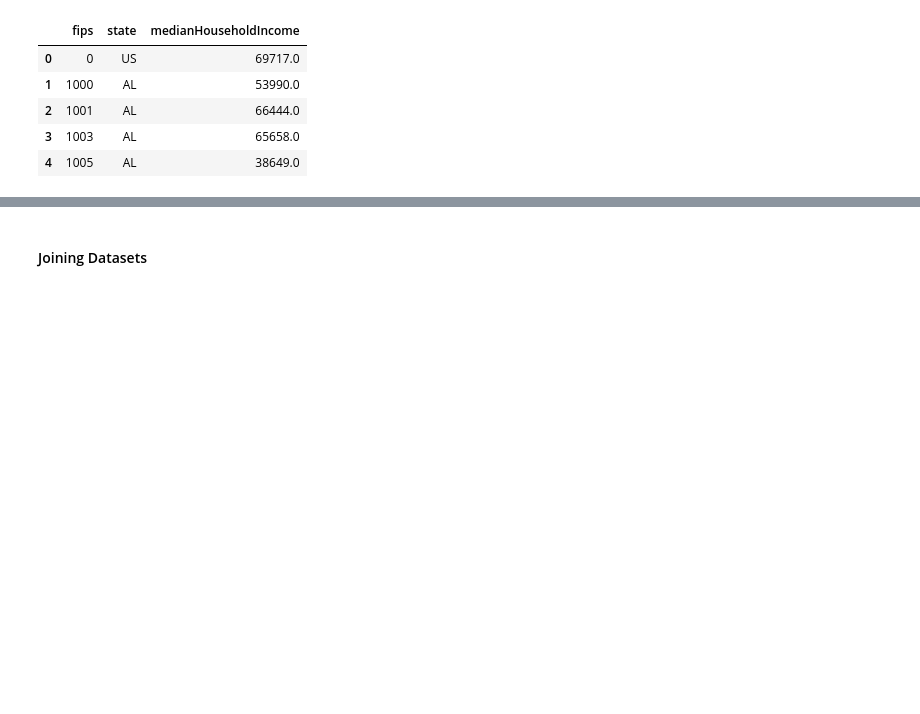
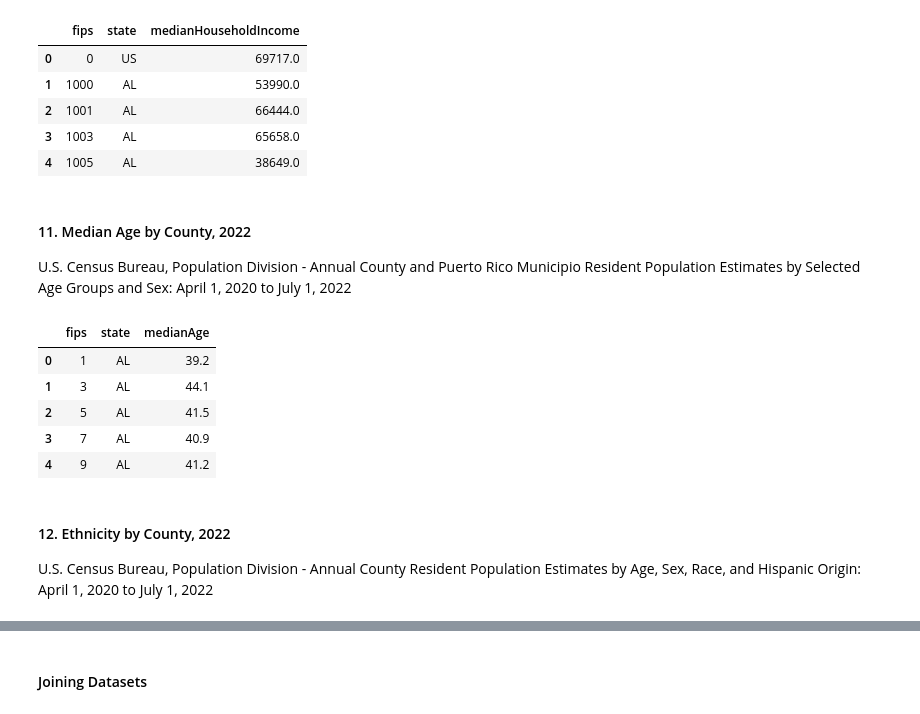
Before and after one commit to paulroconnor/UNFCCC-Econometric-Analysis, a Jupyter notebook: DataPreparation.ipynb, the cells around one changed output, grey strips where cells are left out. Drawn from its saved outputs; the diff is of its cells as text; code cells hidden in the pictures; blank space fills up the shorter version.

```diff
--- a/DataPreparation.ipynb
+++ b/DataPreparation.ipynb
@@ -255,3 +259,22 @@ HouseholdIncome.head()
 | 2 | 1001 | AL | 66444.0 |
 | 3 | 1003 | AL | 65658.0 |
 | 4 | 1005 | AL | 38649.0 |
+# %% [markdown]
+#### 11. Median Age by County, 2022
+U.S. Census Bureau, Population Division - Annual County and Puerto Rico Municipio Resident Population Estimates by Selected Age Groups and Sex: April 1, 2020 to July 1, 2022
+# %%
+Age = pd.read_csv('RawData/AgebyCounty.csv')
+# %%
+Age = Age[['fips','state','medianAge']]
+# %%
+Age.head()
+# %% [output]
+|  | fips | state | medianAge |
+| 0 | 1 | AL | 39.2 |
+| 1 | 3 | AL | 44.1 |
+| 2 | 5 | AL | 41.5 |
+| 3 | 7 | AL | 40.9 |
+| 4 | 9 | AL | 41.2 |
+# %% [markdown]
+#### 12. Ethnicity by County, 2022
+U.S. Census Bureau, Population Division - Annual County Resident Population Estimates by Age, Sex, Race, and Hispanic Origin: April 1, 2020 to July 1, 2022
```
Also changed, not shown: parts of 13 cells of this notebook.
